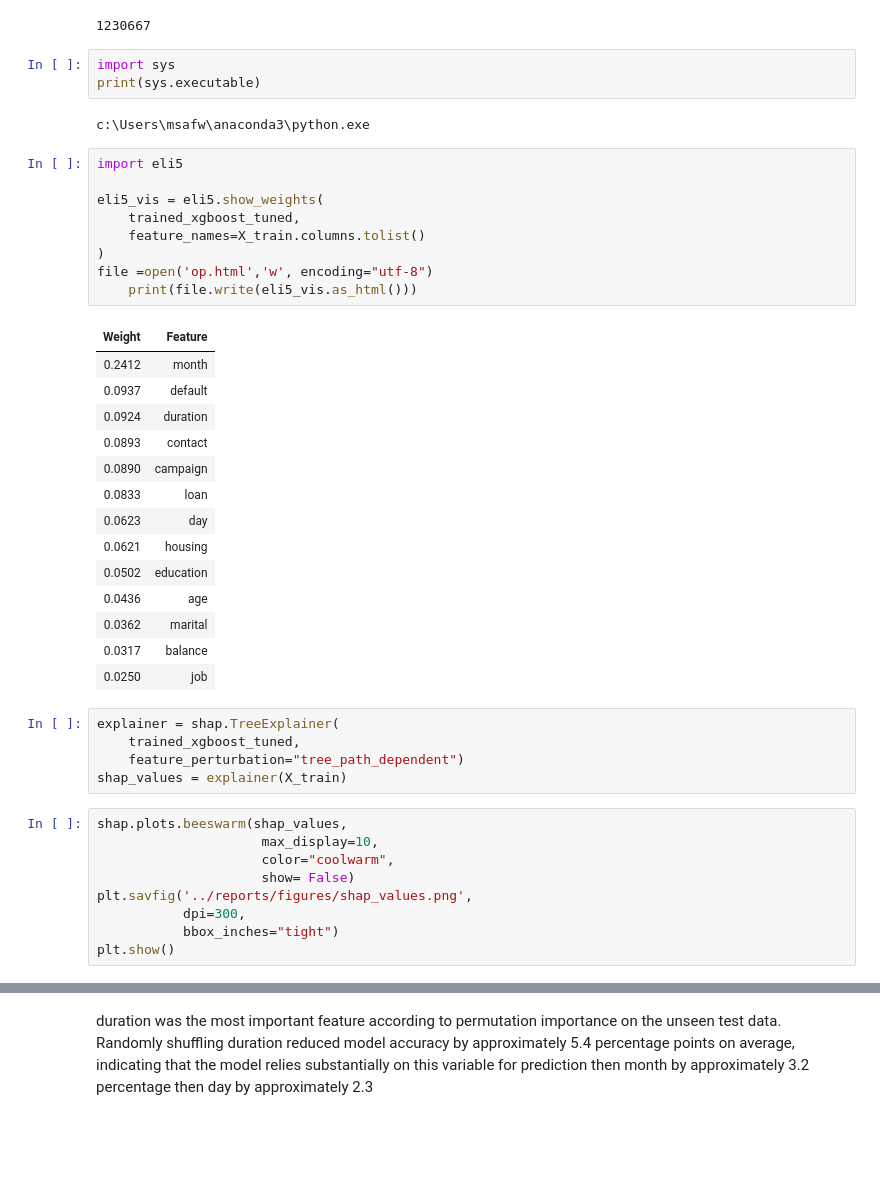
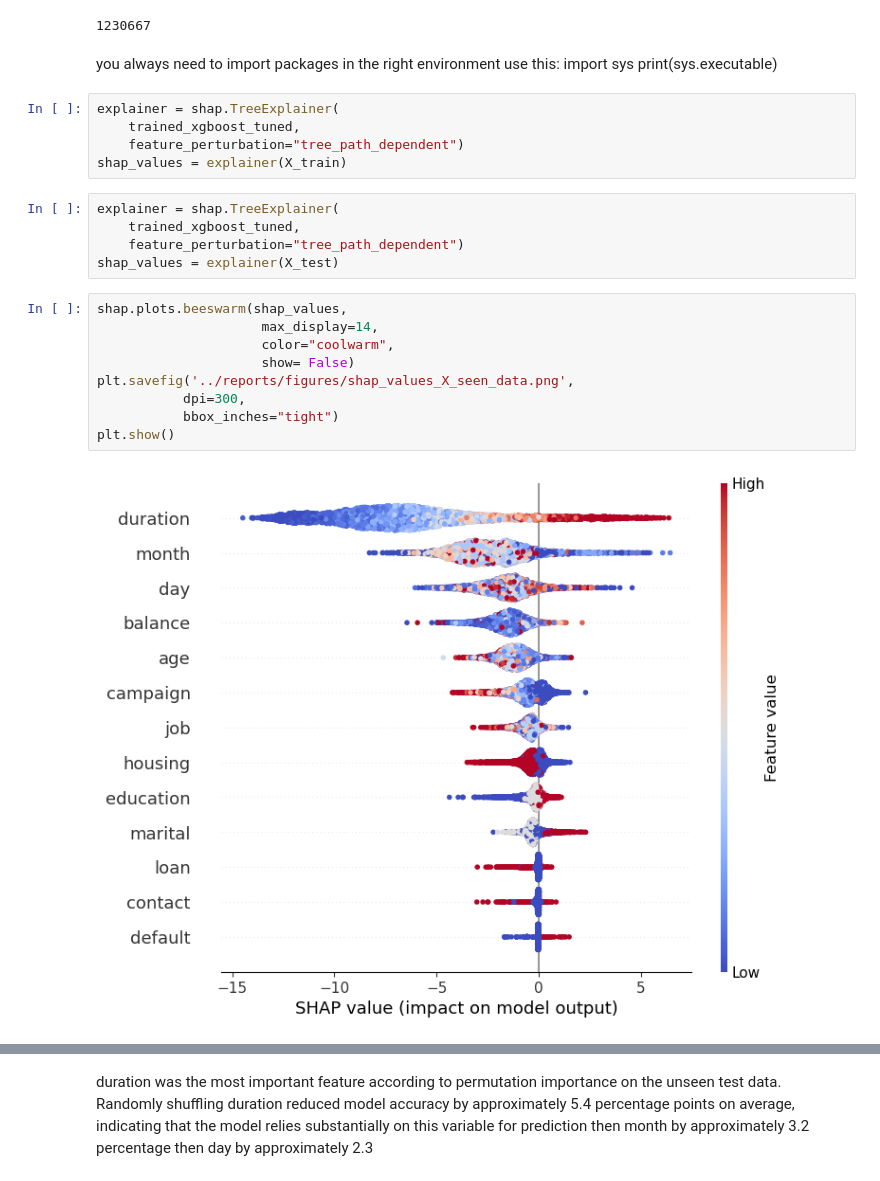
Before and after one commit to safwt-data/KeueOy0HlnKVjbzG, a Jupyter notebook: notebooks/credit_classification.ipynb, the cells around one changed output, grey strips where cells are left out. Drawn from its saved outputs; the diff is of its cells as text; blank space fills up the shorter version.

```diff
--- a/notebooks/credit_classification.ipynb
+++ b/notebooks/credit_classification.ipynb
@@ -608,46 +608,28 @@ def explainable(model, X_train , X_test , row):
 explainable(trained_xgboost_tuned, X_train, X_test, 10)
 # %% [output]
 1230667
-# %%
-import sys
-print(sys.executable)
-# %% [output]
-c:\Users\msafw\anaconda3\python.exe
-# %%
-import eli5
-
-eli5_vis = eli5.show_weights(
-    trained_xgboost_tuned,
-    feature_names=X_train.columns.tolist()
-)
-file =open('op.html','w', encoding="utf-8")
-    print(file.write(eli5_vis.as_html()))
-# %% [output]
-| Weight | Feature |
-| 0.2412 | month |
-| 0.0937 | default |
-| 0.0924 | duration |
-| 0.0893 | contact |
-| 0.0890 | campaign |
-| 0.0833 | loan |
-| 0.0623 | day |
-| 0.0621 | housing |
-| 0.0502 | education |
-| 0.0436 | age |
-| 0.0362 | marital |
-| 0.0317 | balance |
-| 0.0250 | job |
+# %% [markdown]
+you always need to import packages in the right environment use this:
+import sys
+print(sys.executable)
 # %%
 explainer = shap.TreeExplainer(
     trained_xgboost_tuned,
     feature_perturbation="tree_path_dependent")
 shap_values = explainer(X_train)
+# %%
+explainer = shap.TreeExplainer(
+    trained_xgboost_tuned,
+    feature_perturbation="tree_path_dependent")
+shap_values = explainer(X_test)
 # %%
 shap.plots.beeswarm(shap_values,
-                     max_display=10,
+                     max_display=14,
                      color="coolwarm",
                      show= False)
-plt.savfig('../reports/figures/shap_values.png',
+plt.savefig('../reports/figures/shap_values_X_seen_data.png',
            dpi=300,
            bbox_inches="tight")
 plt.show()
+# %% [output]
+[figure, added]
```
Also changed, not shown: parts of 1 cell of this notebook, 3 other files.
